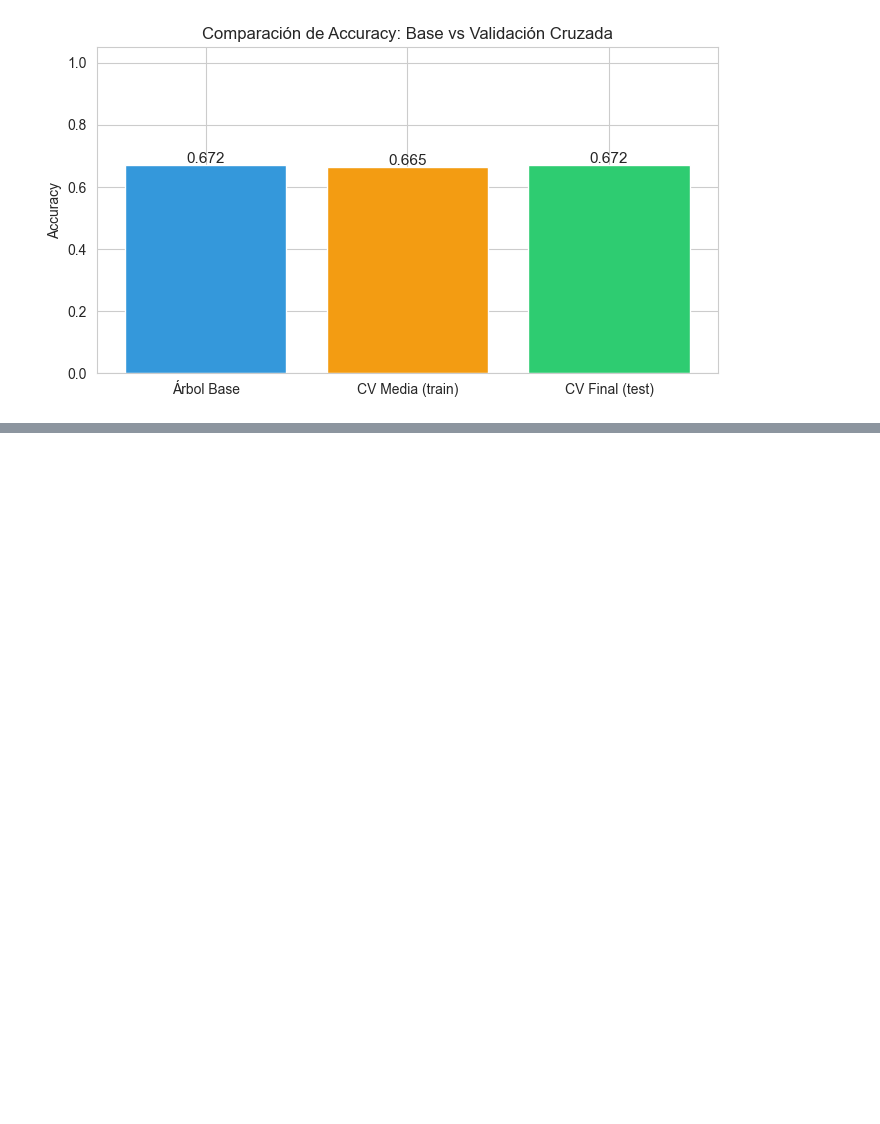
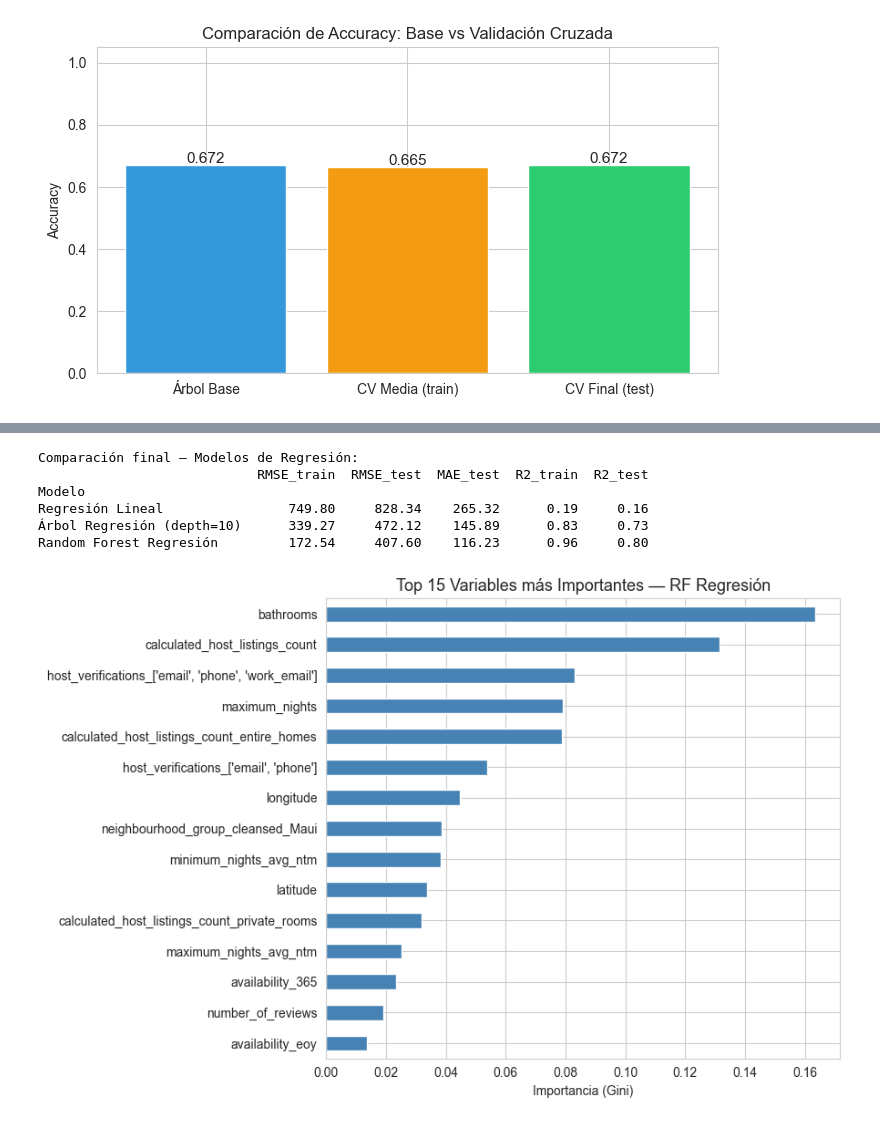
Before and after one commit to Cain7564/avance, a Jupyter notebook: Avance.ipynb, the cells around one changed output, grey strips where cells are left out. Cells and saved outputs as stored; diff of their text form; code cells hidden in the pictures; blank space fills up the shorter version.

```diff
--- a/Avance.ipynb
+++ b/Avance.ipynb
@@ -589,0 +618,33 @@ print(classification_report(y_test_c, pred_mejor_clf, target_names=clases))
+# %%
+rf_reg = RandomForestRegressor(n_estimators=100, random_state=123, n_jobs=-1)
+rf_reg.fit(X_train, y_train)
+
+met_rf_reg = evaluar_regresion(rf_reg, X_train, y_train, X_test, y_test, 'Random Forest Regresión')
+
+# Tabla comparativa final de regresión
+tabla_final_reg = pd.DataFrame([met_lm, met_mejor_arbol, met_rf_reg]).set_index('Modelo')
+print('Comparación final — Modelos de Regresión:')
+print(tabla_final_reg.round(2))
+# %% [output]
+Comparación final — Modelos de Regresión:
+                            RMSE_train  RMSE_test  MAE_test  R2_train  R2_test
+Modelo
+Regresión Lineal                749.80     828.34    265.32      0.19     0.16
+Árbol Regresión (depth=10)      339.27     472.12    145.89      0.83     0.73
+Random Forest Regresión         172.54     407.60    116.23      0.96     0.80
+# %%
+# Importancia de variables — Random Forest Regresión
+importancias_reg = pd.Series(
+    rf_reg.feature_importances_,
+    index=X_train.columns
+)
+top15_reg = importancias_reg.nlargest(15).sort_values()
+
+fig, ax = plt.subplots(figsize=(9, 6))
+top15_reg.plot(kind='barh', color='steelblue', ax=ax)
+ax.set_title('Top 15 Variables más Importantes — RF Regresión', fontsize=13)
+ax.set_xlabel('Importancia (Gini)')
+plt.tight_layout()
+plt.show()
+# %% [output]
+[figure, added]
```
Also changed, not shown: parts of 5 cells of this notebook.
